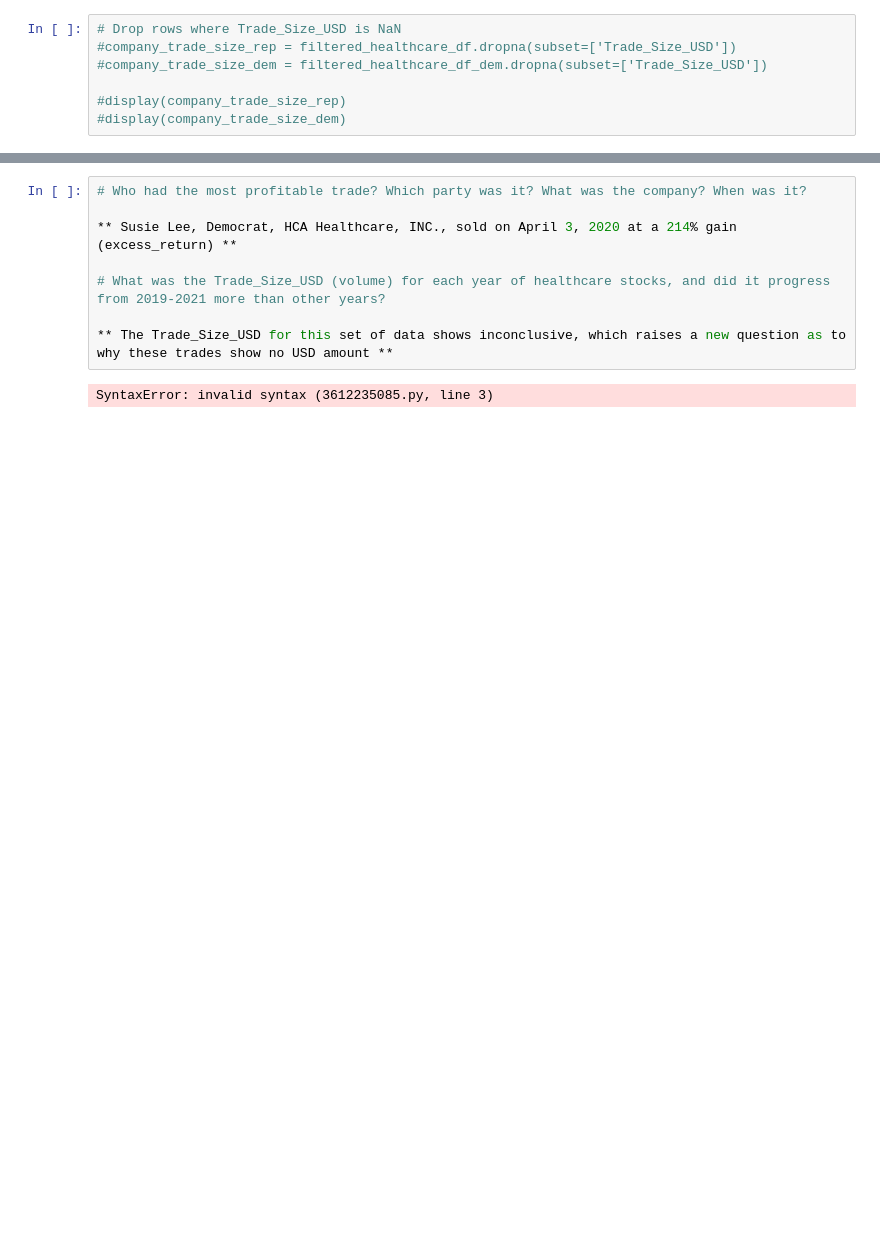
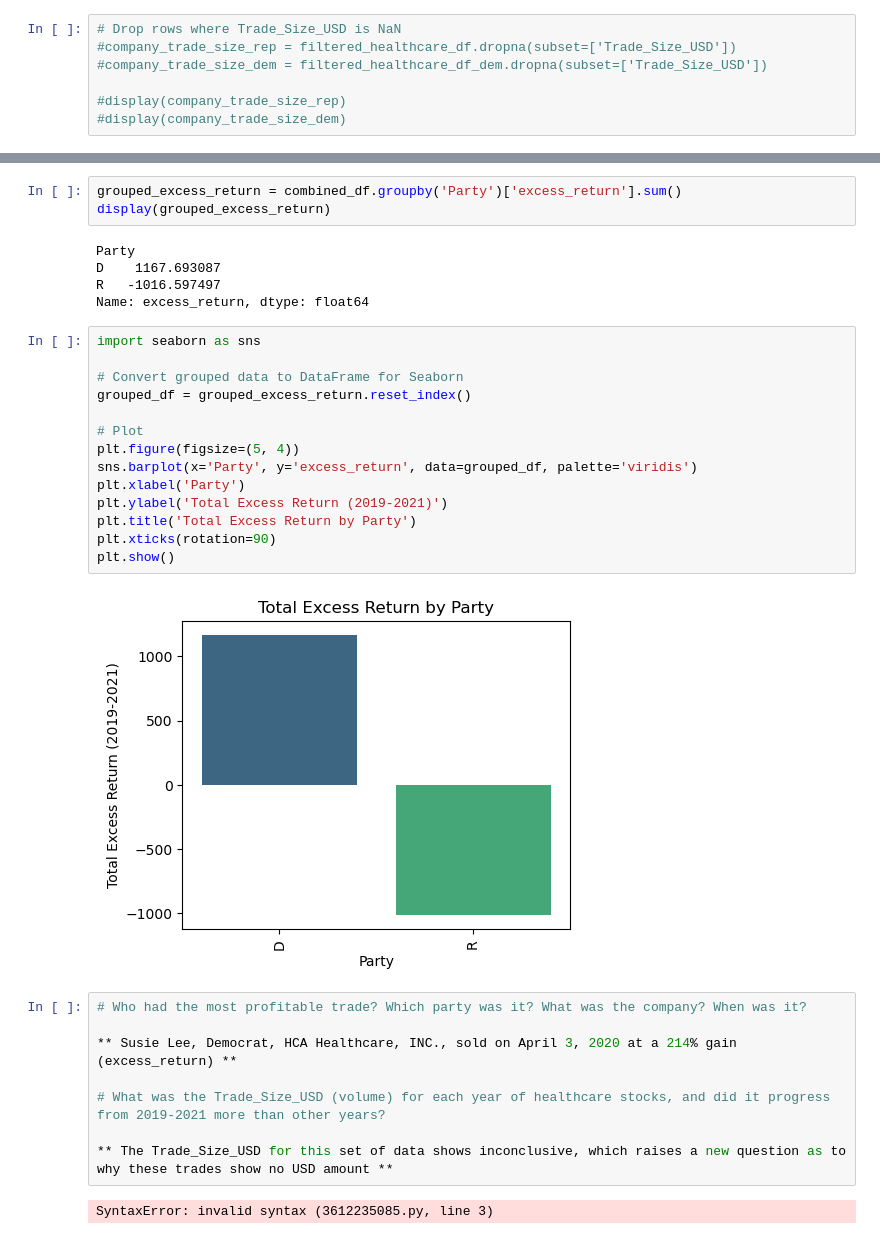
Before and after one commit to tsjohns9/ai-project-1, a Jupyter notebook: spencer.ipynb, the cells around one changed output, grey strips where cells are left out. Drawn from its saved outputs; the diff is of its cells as text; blank space fills up the shorter version.

```diff
--- a/spencer.ipynb
+++ b/spencer.ipynb
@@ -293,6 +293,30 @@ display(sales_df)
 | 13580 | Josh Gottheimer | D | HCA HEALTHCARE, INC. | 2021-01-04 | Sale | NaN | 69.228272 | Josh Gottheimer (D) | 2021 |
 | 12887 | Susie Lee | D | HCA HEALTHCARE, INC. | 2021-02-09 | Sale | NaN | 62.792891 | Susie Lee (D) | 2021 |
 | 13536 | Susie Lee | D | CHANGE HEALTHCARE INC. | 2021-01-06 | Sale | NaN | 20.271473 | Susie Lee (D) | 2021 |
+# %%
+grouped_excess_return = combined_df.groupby('Party')['excess_return'].sum()
+display(grouped_excess_return)
+# %% [output]
+Party
+D    1167.693087
+R   -1016.597497
+Name: excess_return, dtype: float64
+# %%
+import seaborn as sns
+
+# Convert grouped data to DataFrame for Seaborn
+grouped_df = grouped_excess_return.reset_index()
+
+# Plot
+plt.figure(figsize=(5, 4))
+sns.barplot(x='Party', y='excess_return', data=grouped_df, palette='viridis')
+plt.xlabel('Party')
+plt.ylabel('Total Excess Return (2019-2021)')
+plt.title('Total Excess Return by Party')
+plt.xticks(rotation=90)
+plt.show()
+# %% [output]
+[figure, added]
 # %%
 # Who had the most profitable trade? Which party was it? What was the company? When was it?
 
```
Also changed, not shown: 1 other file.
